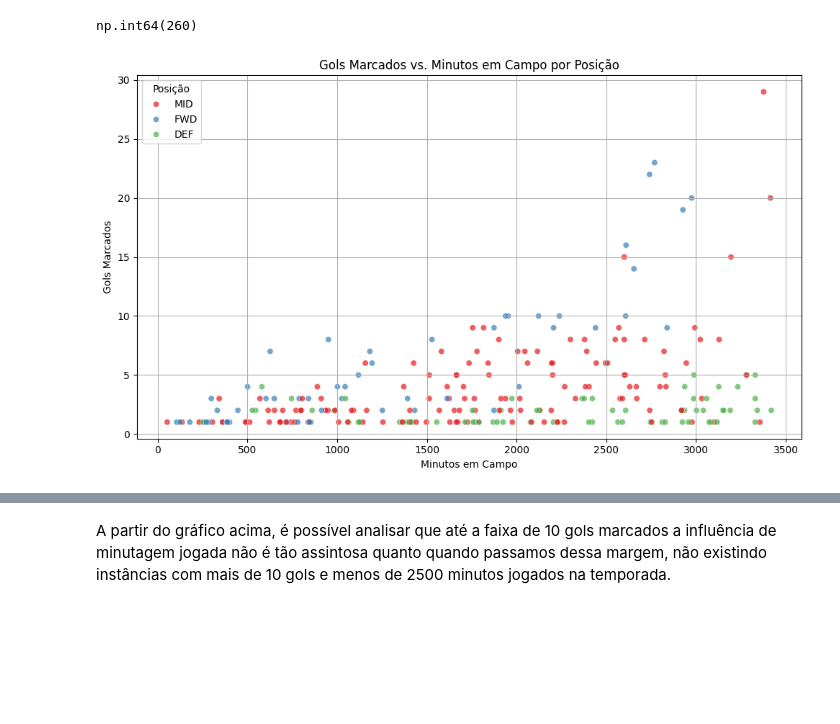
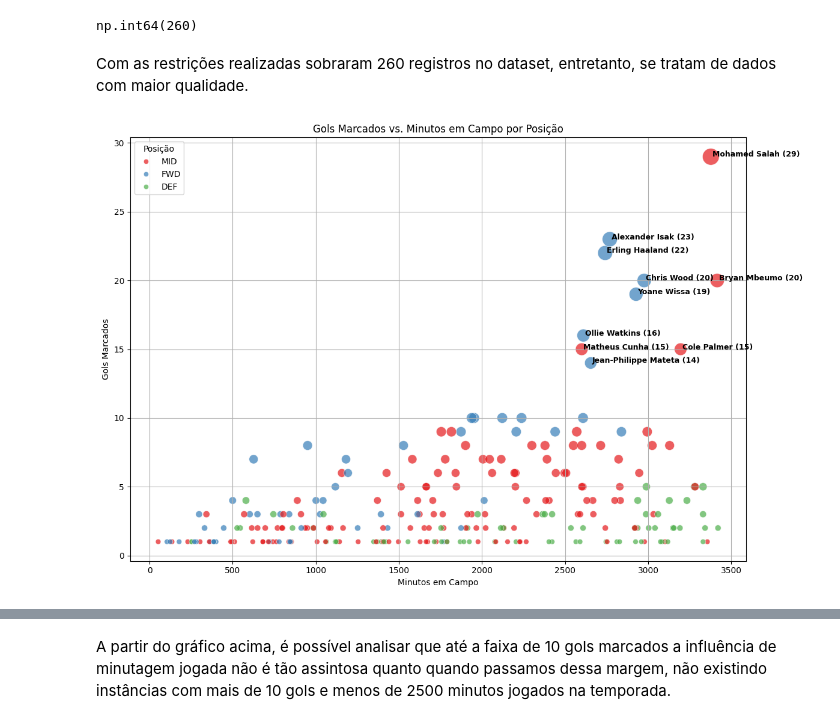
Before and after one commit to vitorwogel/MVP-Data-Analytics, a Jupyter notebook: MVP_Análise_de_Dados_e_Boas_Práticas.ipynb, the cells around one changed output, grey strips where cells are left out. Saved outputs shown, nothing was run; the diff lists cells and outputs as text; code cells hidden in the pictures; blank space fills up the shorter version.

```diff
--- a/MVP_Análise_de_Dados_e_Boas_Práticas.ipynb
+++ b/MVP_Análise_de_Dados_e_Boas_Práticas.ipynb
@@ -168,23 +172,56 @@ plt.show()
 df["Player Name"].count()
 # %% [output]
 np.int64(260)
+# %% [markdown]
+Com as restrições realizadas sobraram 260 registros no dataset, entretanto, se tratam de dados com maior qualidade.
 # %%
-plt.figure(figsize=(10, 6))
-sns.scatterplot(
+top10 = df.nlargest(10, "Goals")
+
+plt.figure(figsize=(12, 8))
+
+scatter = sns.scatterplot(
     data=df,
     x="Minutes",
     y="Goals",
-    hue="Position",  # Cores por grupo de posição
-    palette="Set1",  # Paleta de cores (opcional)
-    alpha=0.7
+    hue="Position",
+    size="Goals",
+    sizes=(40, 400),
+    palette="Set1",
+    alpha=0.7,
+    legend="full"
 )
+
+handles, labels = scatter.get_legend_handles_labels()
+
+position_labels = df["Position"].unique().tolist()
+position_handles_labels = [
+    (h, l) for h, l in zip(handles, labels) if l in position_labels
+]
+
+if position_handles_labels:
+    handles, labels = zip(*position_handles_labels)
+    scatter.legend(
+        handles=handles,
+        labels=labels,
+        title="Posição",
+        loc="upper left",
+        frameon=True
+    )
+
+for _, row in top10.iterrows():
+    plt.text(
+        row["Minutes"] + 10,
+        row["Goals"],
+        f"{row['Player Name']} ({row['Goals']})",
+        fontsize=9,
+        weight='bold'
+    )
 
 plt.title("Gols Marcados vs. Minutos em Campo por Posição")
 plt.xlabel("Minutos em Campo")
 plt.ylabel("Gols Marcados")
-plt.legend(title="Posição")
 plt.grid(True)
 plt.tight_layout()
 plt.show()
 # %% [output]
-[figure, old version]
+[figure, new version]
```
Also changed, not shown: parts of 12 cells of this notebook.
